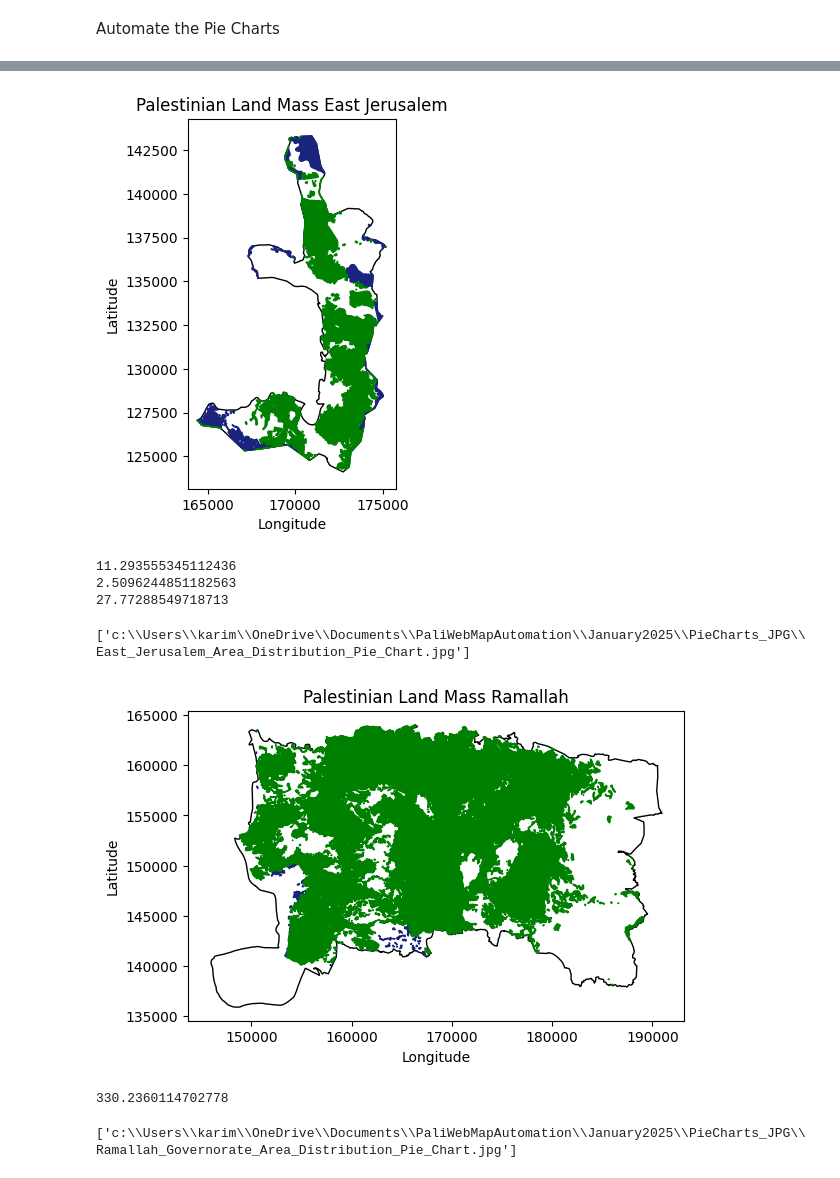
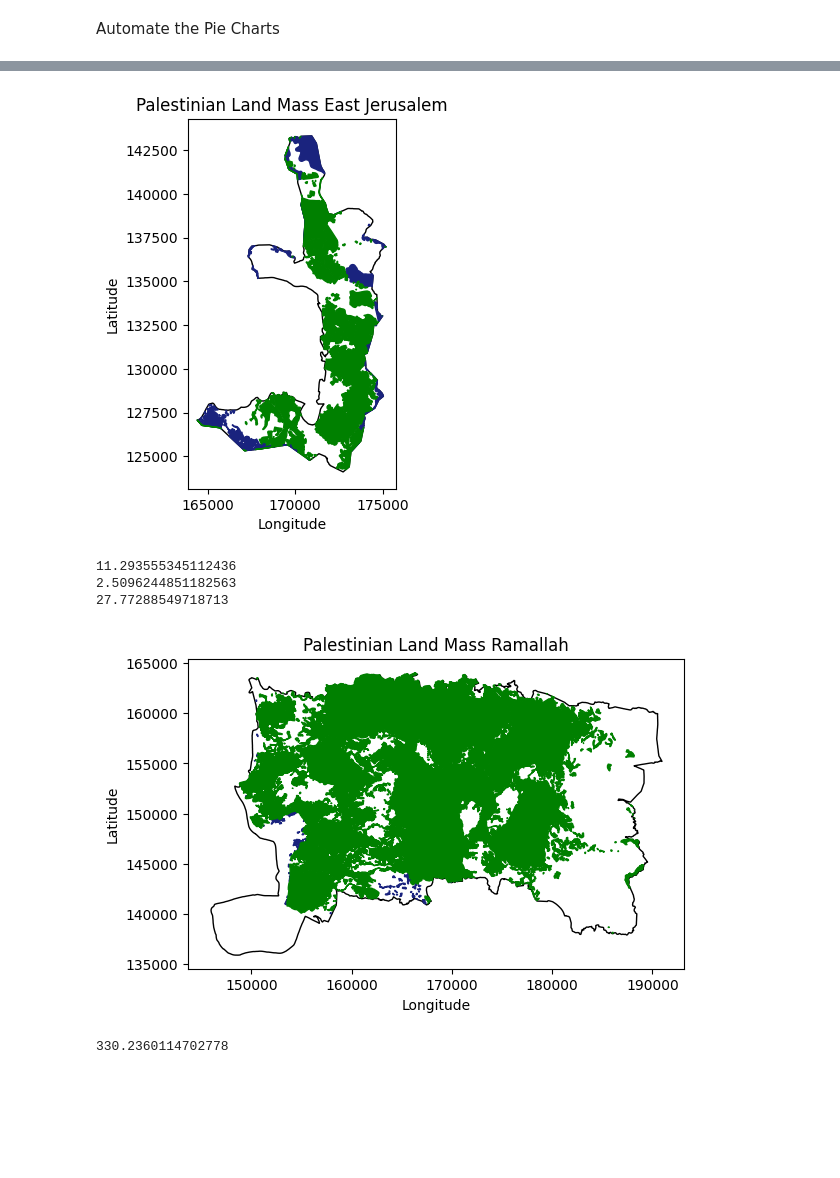
Before and after one commit to MappyKK/Palestinian-Land-Demographics-GIS-Automation, a Jupyter notebook: Automation.ipynb, the cells around one changed output, grey strips where cells are left out. Saved outputs shown, nothing was run; the diff lists cells and outputs as text; code cells hidden in the pictures; blank space fills up the shorter version.

Commit message:
Removed html2image, imgkit etc.. using plotly with kaleido version 0.1.0post1 to write image

```diff
--- a/Automation.ipynb
+++ b/Automation.ipynb
@@ -10,6 +8,6 @@ from html2image import Html2Image
 # %%
-Palestinian_Land_Mass = gpd.read_file('January2025\PalestinianLandMass.geojson')
-Seam_Zone = gpd.read_file('January2025\PalestinianSeamZoneLand.geojson')
+Palestinian_Land_Mass = gpd.read_file('February2025\PalestinianLandMass.geojson')
+Seam_Zone = gpd.read_file('February2025\PalestinianSeamZoneLand.geojson')
 East_Jerusalem = gpd.read_file('BoundariesFiles\EastJerusalemBoundary.geojson')
 Oslo_Agreement = gpd.read_file('BoundariesFiles\OsloAgreementJurisdictionBorders.geojson')
 Governorates = gpd.read_file('BoundariesFiles\GovernoratesBoundaries.geojson')
@@ -932,7 +890,7 @@ fig.update_layout(
             xanchor='center'
         ),
         dict(
-            text="January 2025<br>© Palestinian Land Demographics 2025",
+            text="February 2025<br>© Palestinian Land Demographics 2025",
             x=1.05,
             y=0.25,
             showarrow=False,
@@ -945,24 +903,14 @@ fig.update_layout(
     height=1000
 )
 
-fig.write_html('January2025\PieCharts_HTML\East_Jerusalem_Area_Distribution_Pie_Chart.html')
+fig.write_html('February2025\PieCharts_HTML\East_Jerusalem_Area_Distribution_Pie_Chart.html')
+fig.write_image('February2025\PieCharts_JPG\East_Jerusalem_Area_Distribution_Pie_Chart.jpg')
 fig.show()
-
-hti = Html2Image(size=(1000, 1000))
-# Set the output path
-hti.output_path = 'January2025/PieCharts_JPG'
-
-# Take a screenshot of the HTML file and save it as a JPG file
-hti.screenshot(
-    html_file='January2025/PieCharts_HTML/East_Jerusalem_Area_Distribution_Pie_Chart.html',
-    save_as='East_Jerusalem_Area_Distribution_Pie_Chart.jpg'
-)
 # %% [output]
 [figure]
 11.293555345112436
 2.5096244851182563
 27.77288549718713
-['c:\\Users\\karim\\OneDrive\\Documents\\PaliWebMapAutomation\\January2025\\PieCharts_JPG\\East_Jerusalem_Area_Distribution_Pie_Chart.jpg']
 # %%
 # Ramallah Governorate
 West_Bank_Governorates = Governorates[Governorates['Governorates_Code'] < 2000]
@@ -1033,48 +981,38 @@ fig.update_layout(
         'font': {'size': 18},     # Increase font size for the legend
         'x': 1,                   # Position legend to the right of the pie chart
         'y': 0.5,                 # Position legend in the middle
         'xanchor': 'left',
         'yanchor': 'middle'
     },
     annotations=[
         dict(
             text="*Undeveloped/Israeli is land that is currently undeveloped by anyone or land that is developed by Israelis in Areas B and C",
             x=0.7,
             y=0.05,
             showarrow=False,
             font=dict(color='white', size=12),
             xanchor='center'
         ),
         dict(
-            text="January 2025<br>© Palestinian Land Demographics 2025",
+            text="February 2025<br>© Palestinian Land Demographics 2025",
             x=1.05,
             y=0.25,
             showarrow=False,
             font=dict(color='white', size=12),
             xanchor='left',
             yanchor='top'
         )
     ],
     width=1000,                  # width and height of the pie chart
     height=1000
 )
 
-fig.write_html('January2025\PieCharts_HTML\Ramallah_Governorate_Area_Distribution_Pie_Chart.html')
+fig.write_html('February2025\PieCharts_HTML\Ramallah_Governorate_Area_Distribution_Pie_Chart.html')
+fig.write_image('February2025\PieCharts_JPG\Ramallah_Governorate_Area_Distribution_Pie_Chart.jpg')
 fig.show()
-
-hti = Html2Image(size=(1000, 1000))
-# Set the output path
-hti.output_path = 'January2025/PieCharts_JPG'
-
-# Take a screenshot of the HTML file and save it as a JPG file
-hti.screenshot(
-    html_file='January2025/PieCharts_HTML/Ramallah_Governorate_Area_Distribution_Pie_Chart.html',
-    save_as='Ramallah_Governorate_Area_Distribution_Pie_Chart.jpg'
-)
 # %% [output]
-[figure, old version]
+[figure, new version]
 330.2360114702778
-['c:\\Users\\karim\\OneDrive\\Documents\\PaliWebMapAutomation\\January2025\\PieCharts_JPG\\Ramallah_Governorate_Area_Distribution_Pie_Chart.jpg']
 # %%
 # Salfit Governorate
 West_Bank_Governorates = Governorates[Governorates['Governorates_Code'] < 2000]
```
Also changed, not shown: parts of 14 cells of this notebook.
